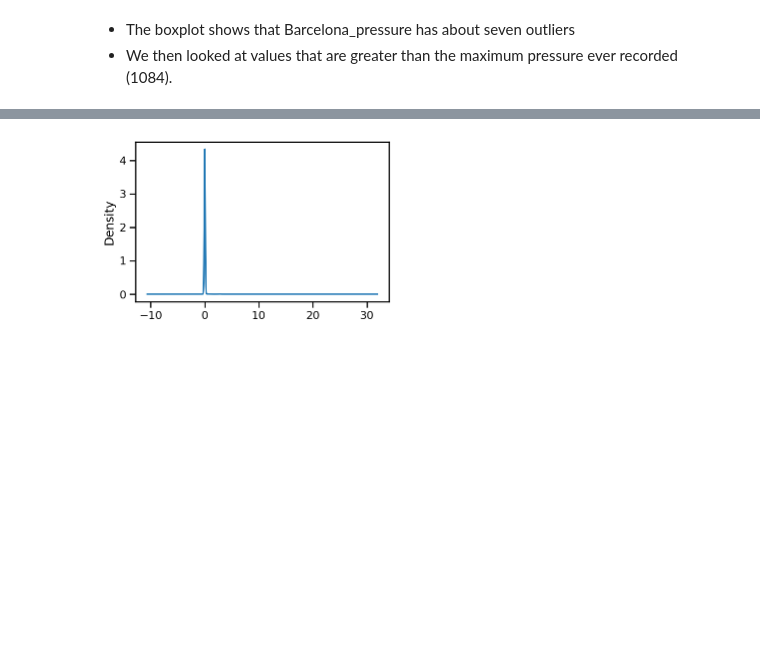
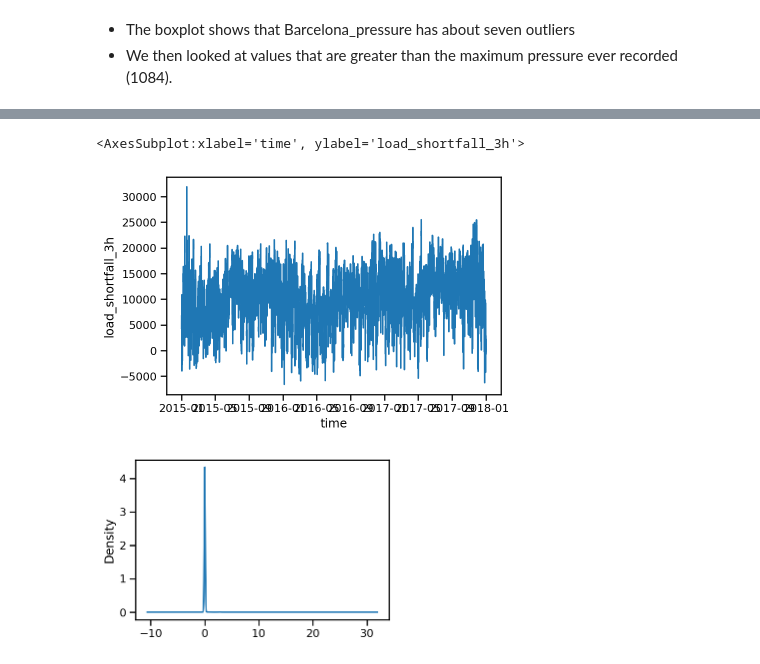
Before and after one commit to muheezokunade/Spain-Electricity-Shortfall-2020, a Jupyter notebook: starter-notebook.ipynb, the cells around one changed output, grey strips where cells are left out. Drawn from its saved outputs; the diff is of its cells as text; code cells hidden in the pictures; blank space fills up the shorter version.

```diff
--- a/starter-notebook.ipynb
+++ b/starter-notebook.ipynb
@@ -480,3 +337,12 @@ sns.boxplot(x='Valencia_wind_speed', data=df);
+# %%
+sns.lineplot(data=df, x = 'time', y = 'load_shortfall_3h')
+#sns.lineplot(data=df, x = 'time', y = 'Valencia_wind_speed')
+#sns.lineplot(data=df, x = 'time', y = 'Seville_wind_speed')
+#sns.lineplot(data=df, x = 'time', y = 'Barcelona_wind_speed')
+#sns.lineplot(data=df, x = 'time', y = 'Bilbao_wind_speed')
+# %% [output]
+<AxesSubplot:xlabel='time', ylabel='load_shortfall_3h'>
+[figure, added]
 # %%
 df['Bilbao_snow_3h'].plot(kind='density', subplots=True, layout=(3, 2), sharex=False, figsize=(10, 10));
 # %% [output]
```
Also changed, not shown: parts of 34 cells of this notebook.
